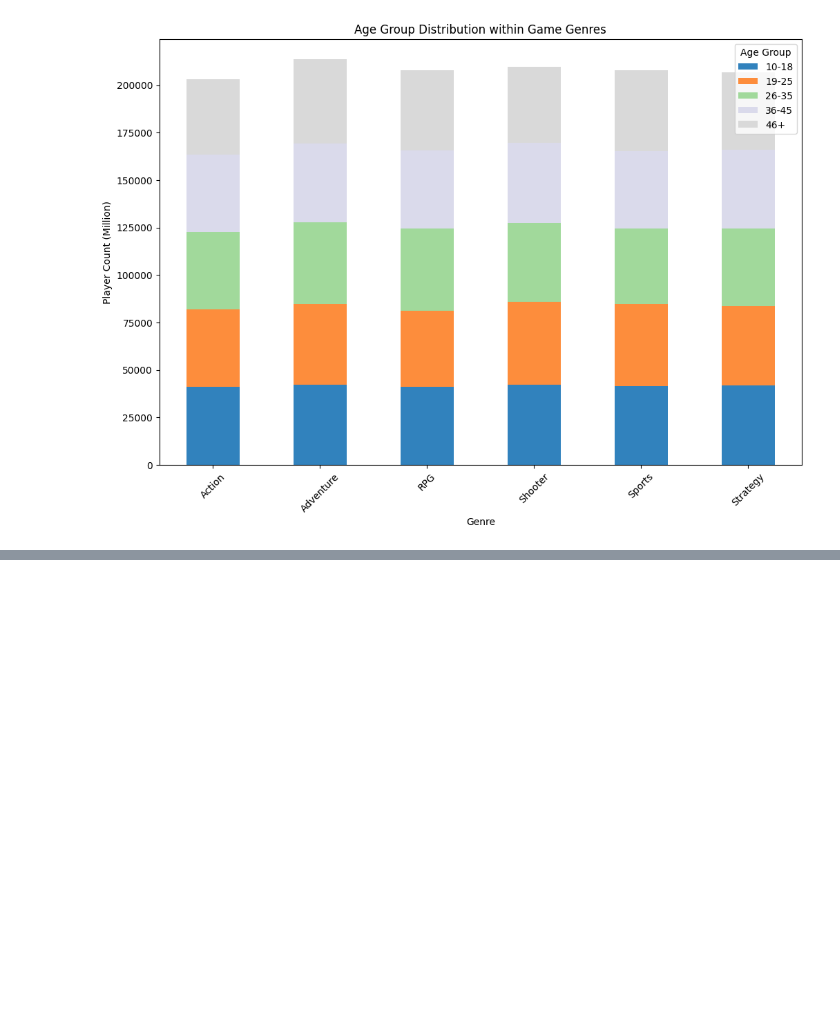
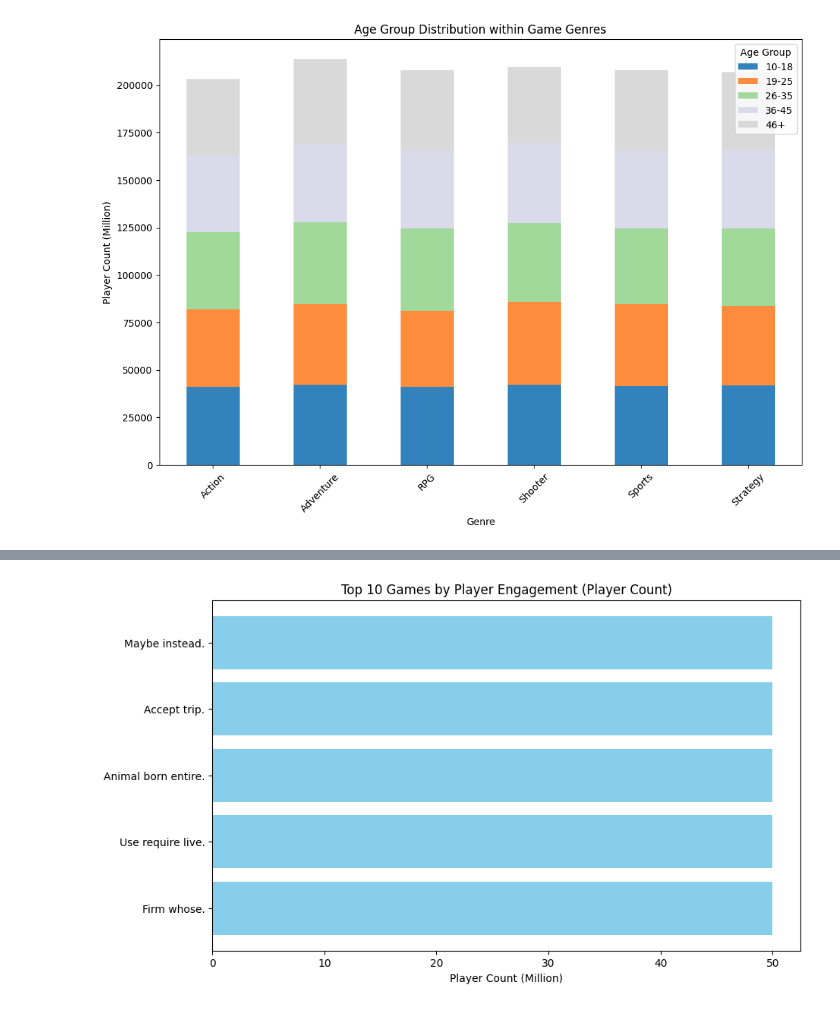
Before and after one commit to kumawatmanish05/Rea_Games_EDA, a Jupyter notebook: rea-games-eda.ipynb, the cells around one changed output, grey strips where cells are left out. Saved outputs shown, nothing was run; the diff lists cells and outputs as text; code cells hidden in the pictures; blank space fills up the shorter version.

```diff
--- a/rea-games-eda.ipynb
+++ b/rea-games-eda.ipynb
@@ -279,0 +303,11 @@ plt.show()
+# %%
+top_engaged_games = df.sort_values(by = "Player Count (Million)",ascending = False).head()
+
+plt.figure(figsize=(10, 6))
+plt.barh(top_engaged_games["Game Name"], top_engaged_games["Player Count (Million)"], color="skyblue")
+plt.xlabel("Player Count (Million)")
+plt.title("Top 10 Games by Player Engagement (Player Count)")
+plt.gca().invert_yaxis()
+plt.show()
+# %% [output]
+[figure, added]
```
Also changed, not shown: parts of 2 cells of this notebook.
